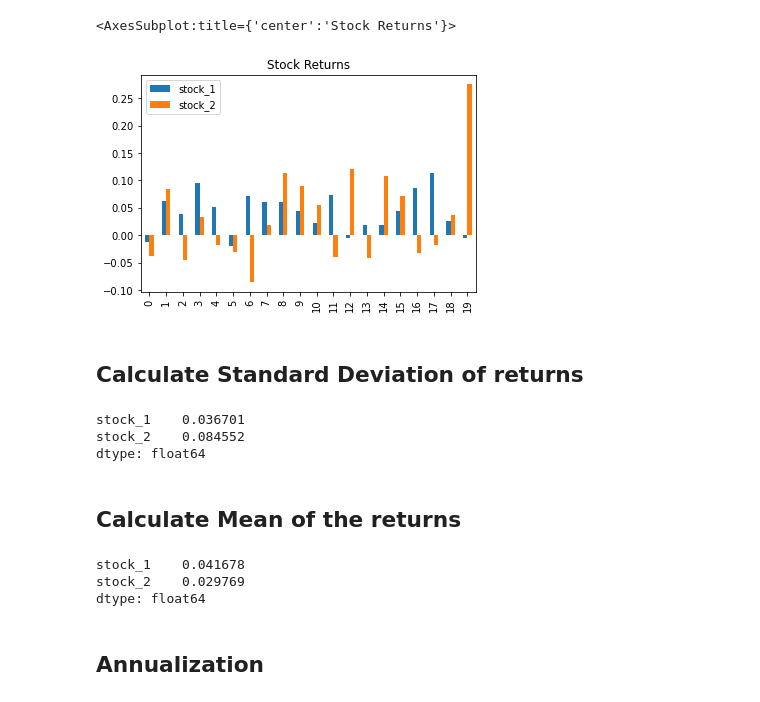
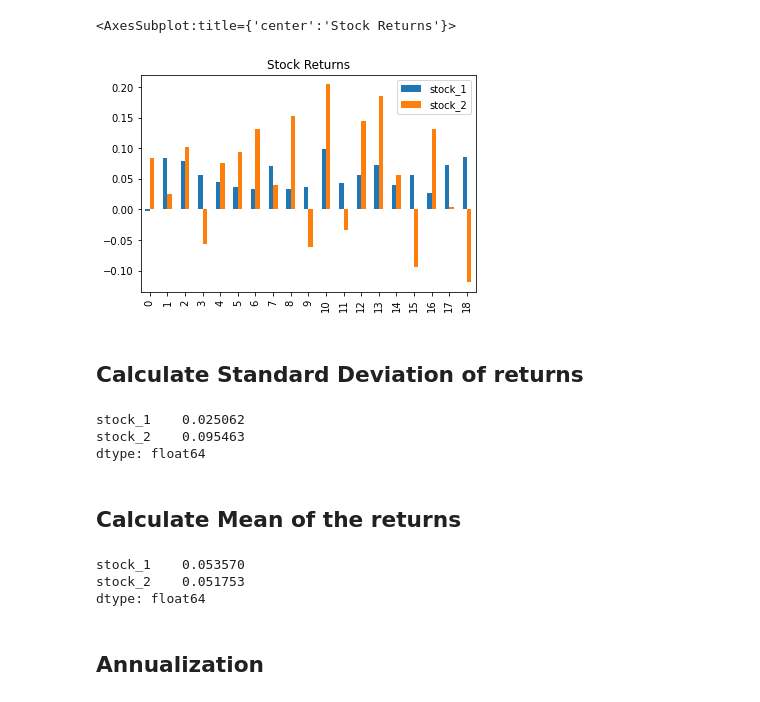
Before and after one commit to quantopy-dev/quantopy, a Jupyter notebook: docs/return-basics.ipynb, the cells around one changed output. Saved outputs shown, nothing was run; the diff lists cells and outputs as text; code cells hidden in the pictures.

Commit message:
ENH:refactor return basics notebook for prices generation

```diff
--- a/docs/return-basics.ipynb
+++ b/docs/return-basics.ipynb
@@ -18,0 +6,7 @@ import quantopy as qp
+# %%
+np.random.seed(100)
+
+# Generate price for 2 stocks
+stock_prices = qp.random.generator.prices(initial_price = [1, 1], mu = [0.05, 0.05], sigma = [0.03, 0.1], size = 20)
+stock_prices.columns = ['stock_1', 'stock_2']
+stock_prices.head()
@@ -34,0 +25,3 @@ rs.head()
+# %%
+rdf = qp.ReturnDataFrame.from_price(stock_prices)
+rdf.head()
@@ -35,25 +35,25 @@ rs.head()
 # %%
-rs.plot.bar(title='Stock Returns')
+rdf.plot.bar(title='Stock Returns')
 # %% [output]
 <AxesSubplot:title={'center':'Stock Returns'}>
-[figure, old version]
+[figure, new version]
 # %% [markdown]
 ## Calculate Standard Deviation of returns
 # %%
-rs.std()
+rdf.std()
 # %% [output]
-stock_1    0.036701
-stock_2    0.084552
+stock_1    0.025062
+stock_2    0.095463
 dtype: float64
 # %% [markdown]
 ## Calculate Mean of the returns
-# %%
-rs_per_month = rs.gmean()
-rs_per_month.head()
-# %% [output]
-stock_1    0.041678
-stock_2    0.029769
-dtype: float64
+# %%
+rdf_per_month = rdf.gmean()
+rdf_per_month.head()
+# %% [output]
+stock_1    0.053570
+stock_2    0.051753
+dtype: float64
 # %% [markdown]
 ## Annualization
 # %% [markdown]
```
Also changed, not shown: parts of 6 cells of this notebook.
